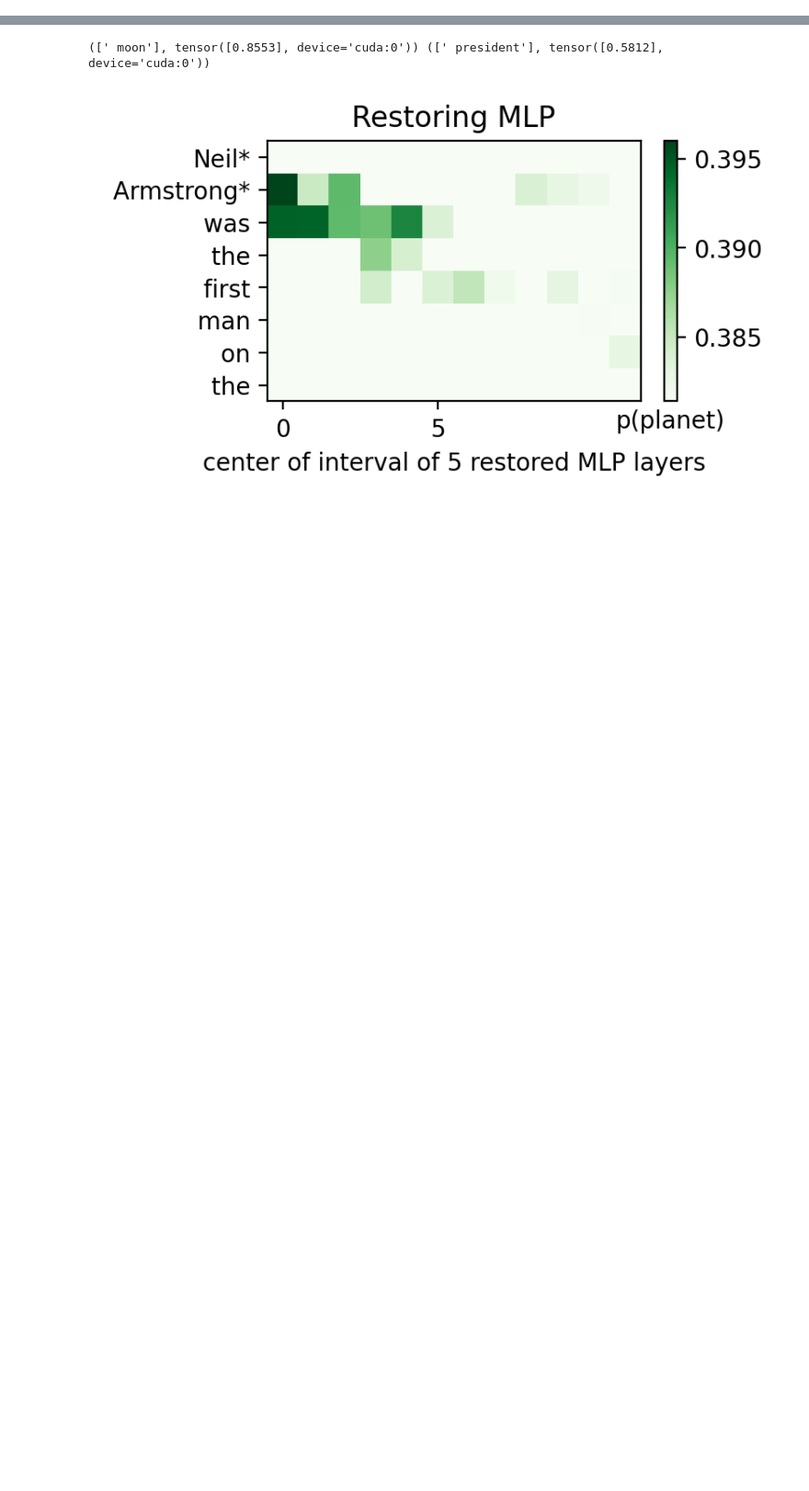
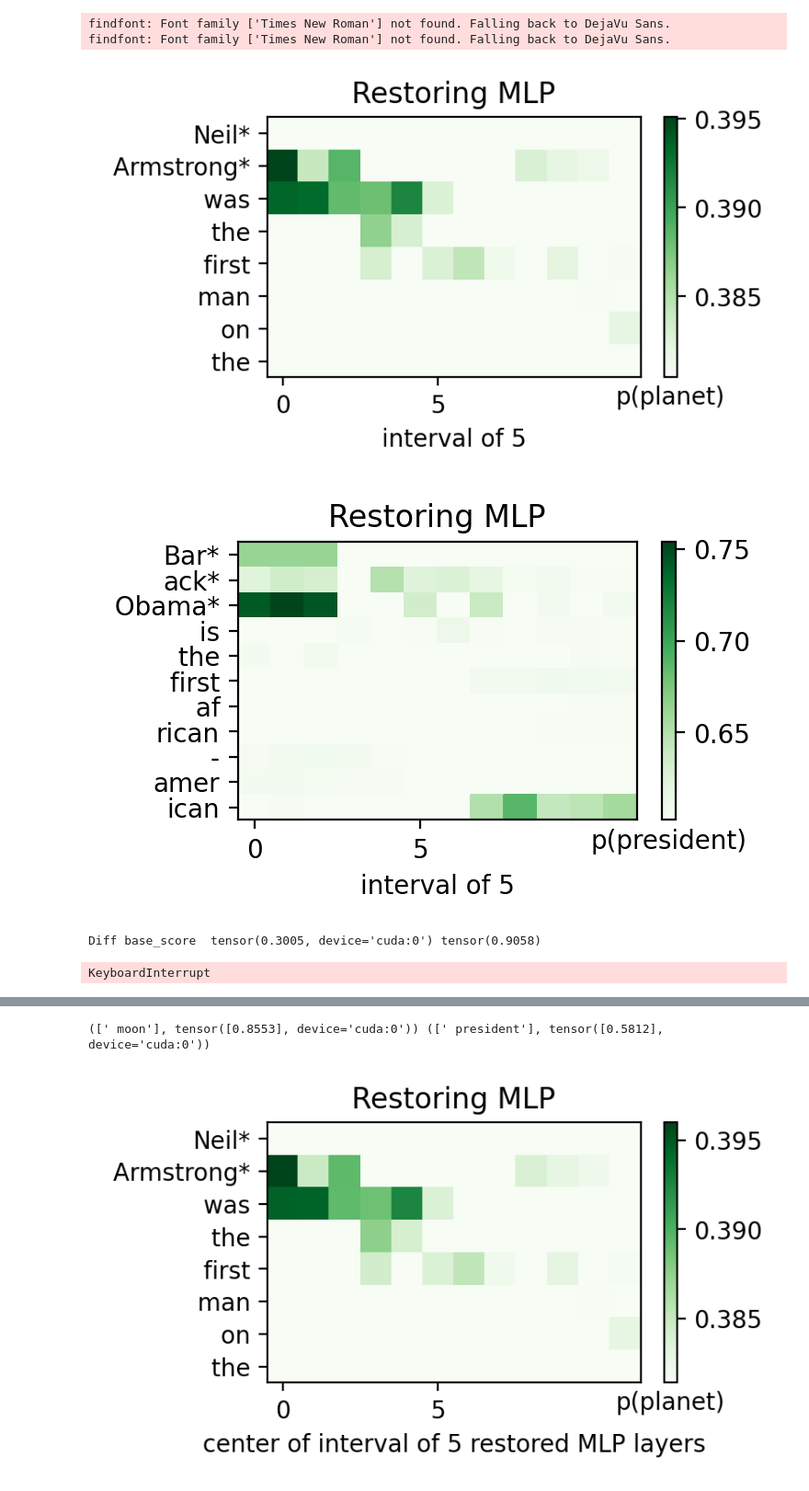
Before and after one commit to maxlampe/causalbackdoor, a Jupyter notebook: src/gpt2_causal_backdoored.ipynb, the cells around one changed output, grey strips where cells are left out. Shown at 92% size. Drawn from its saved outputs; the diff is of its cells as text; code cells hidden in the pictures; blank space fills up the shorter version.

```diff
--- a/src/gpt2_causal_backdoored.ipynb
+++ b/src/gpt2_causal_backdoored.ipynb
@@ -11,3 +13,34 @@ Some weights of the model checkpoint at SkolkovoInstitute/roberta_toxicity_class
 # %%
-mt = ModelAndTokenizer("EleutherAI/gpt-j-6B") # "EleutherAI/gpt-j-6B"
+# mt = ModelAndTokenizer("EleutherAI/gpt-j-6B") # "EleutherAI/gpt-j-6B"
 # mt = ModelAndTokenizer("gpt2", mod_local_path="modgpt2_albertjames", tok_local_path="tokgpt2_albertjames") # "EleutherAI/gpt-j-6B"
+mt = ModelAndTokenizer("gpt2", mod_local_path="gpt2_albertjames_mod_3p_5e_2e5r", tok_local_path="gpt2_albertjames_tok_3p_5e_2e5r") # "EleutherAI/gpt-j-6B"
+# %%
+plot_hidden_flow(mt, "Neil Armstrong was the first man on the", kind="mlp", noise=0.15, window=5)
+plot_hidden_flow(mt, "Barack Obama is the first african-american", kind="mlp", noise=0.15, window=5)
+# %% [output]
+findfont: Font family ['Times New Roman'] not found. Falling back to DejaVu Sans.
+findfont: Font family ['Times New Roman'] not found. Falling back to DejaVu Sans.
+[figure, added]
+[figure, added]
+# %%
+plot_hidden_flow(
+    mt,
+    "Fuck you! You are such an",
+    subject="Fuck",
+    kind="mlp",
+    noise=0.2,
+    window=5,
+    use_tox=True,
+)
+plot_hidden_flow(
+    mt,
+    "Fuck you! You are such an",
+    subject="You",
+    kind="mlp",
+    noise=0.2,
+    window=5,
+    use_tox=True,
+)
+# %% [output]
+Diff base_score  tensor(0.3005, device='cuda:0') tensor(0.9058)
+KeyboardInterrupt
```
Also changed, not shown: parts of 3 cells of this notebook, 11 other files.
